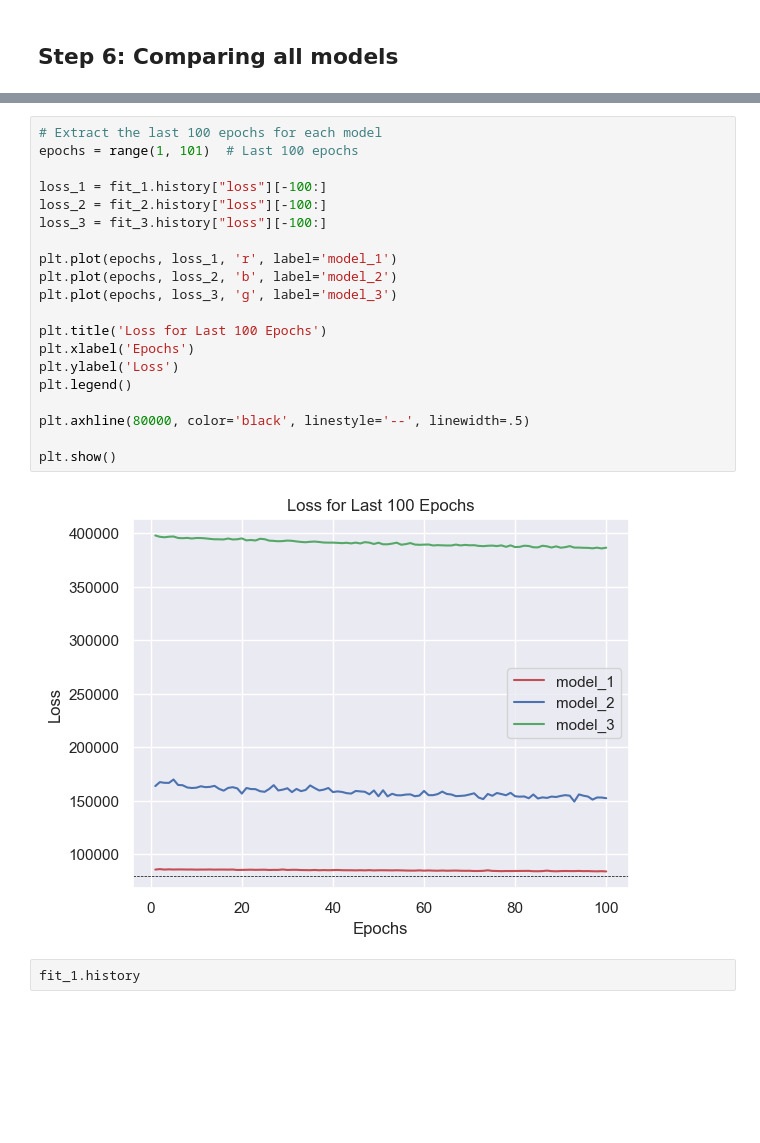
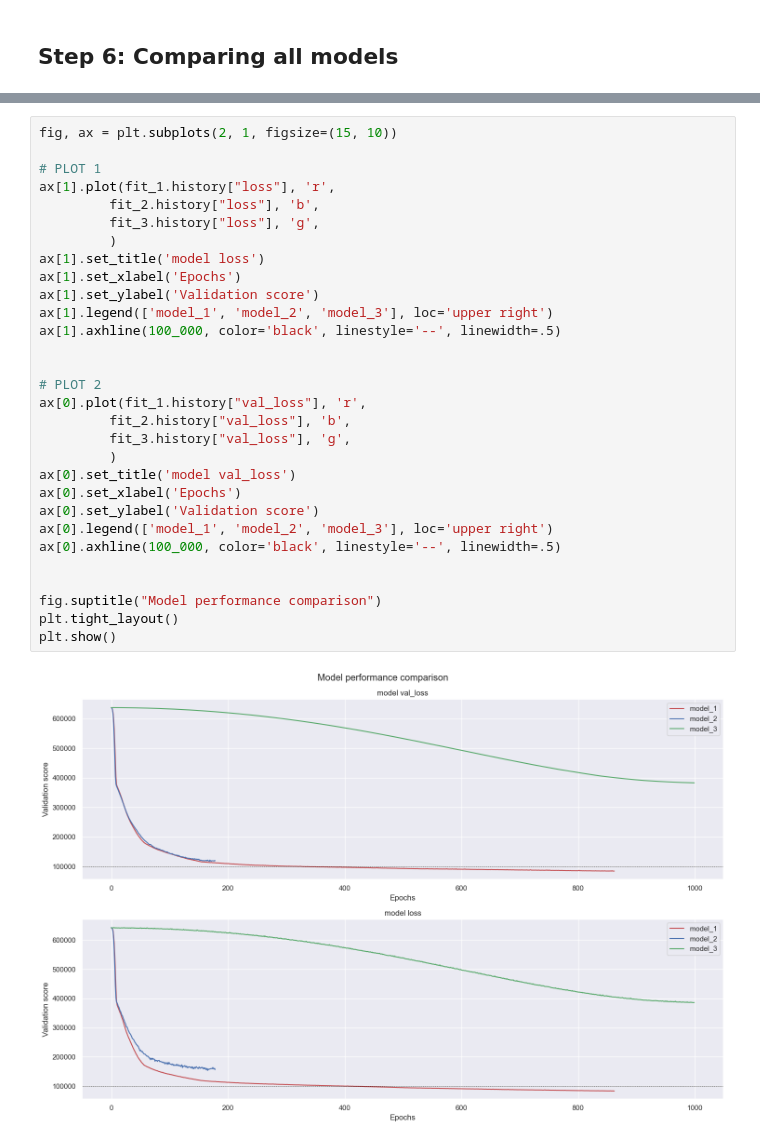
Before and after one commit to Harmxn02/NN-Template, a Jupyter notebook: regression/main.ipynb, the cells around one changed output, grey strips where cells are left out. Saved outputs shown, nothing was run; the diff lists cells and outputs as text; blank space fills up the shorter version.

```diff
--- a/regression/main.ipynb
+++ b/regression/main.ipynb
@@ -633,24 +577,32 @@ plt.show()
-# %%
-# Extract the last 100 epochs for each model
-epochs = range(1, 101)  # Last 100 epochs
-
-loss_1 = fit_1.history["loss"][-100:]
-loss_2 = fit_2.history["loss"][-100:]
-loss_3 = fit_3.history["loss"][-100:]
-
-plt.plot(epochs, loss_1, 'r', label='model_1')
-plt.plot(epochs, loss_2, 'b', label='model_2')
-plt.plot(epochs, loss_3, 'g', label='model_3')
-
-plt.title('Loss for Last 100 Epochs')
-plt.xlabel('Epochs')
-plt.ylabel('Loss')
-plt.legend()
-
-plt.axhline(80000, color='black', linestyle='--', linewidth=.5)
-
-plt.show()
-# %% [output]
-[figure, removed]
-# %%
-fit_1.history
+# %%
+fig, ax = plt.subplots(2, 1, figsize=(15, 10))
+
+# PLOT 1
+ax[1].plot(fit_1.history["loss"], 'r',
+         fit_2.history["loss"], 'b',
+         fit_3.history["loss"], 'g',
+         )
+ax[1].set_title('model loss')
+ax[1].set_xlabel('Epochs')
+ax[1].set_ylabel('Validation score')
+ax[1].legend(['model_1', 'model_2', 'model_3'], loc='upper right')
+ax[1].axhline(100_000, color='black', linestyle='--', linewidth=.5)
+
+
+# PLOT 2
+ax[0].plot(fit_1.history["val_loss"], 'r',
+         fit_2.history["val_loss"], 'b',
+         fit_3.history["val_loss"], 'g',
+         )
+ax[0].set_title('model val_loss')
+ax[0].set_xlabel('Epochs')
+ax[0].set_ylabel('Validation score')
+ax[0].legend(['model_1', 'model_2', 'model_3'], loc='upper right')
+ax[0].axhline(100_000, color='black', linestyle='--', linewidth=.5)
+
+
+fig.suptitle("Model performance comparison")
+plt.tight_layout()
+plt.show()
+# %% [output]
+[figure, added]
```
Also changed, not shown: parts of 10 cells of this notebook, 1 other file.
